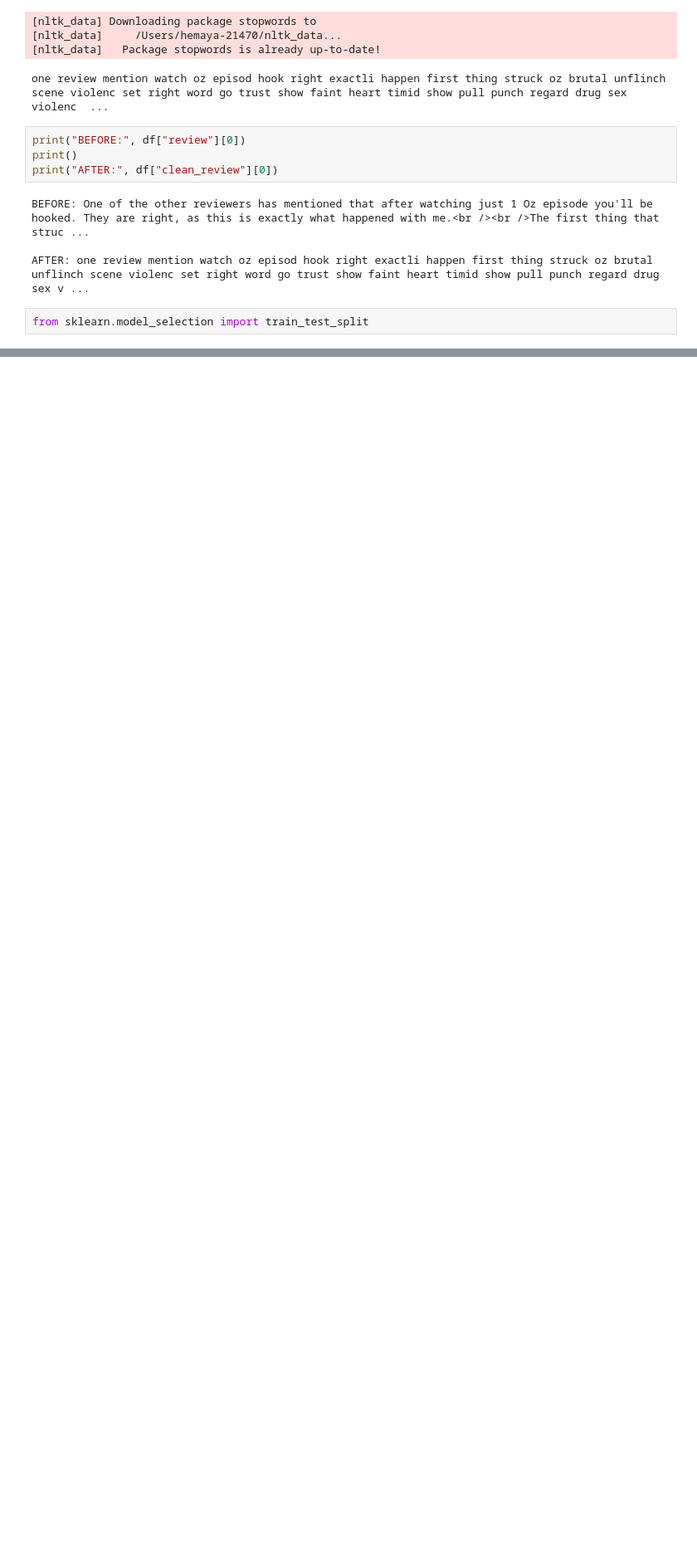
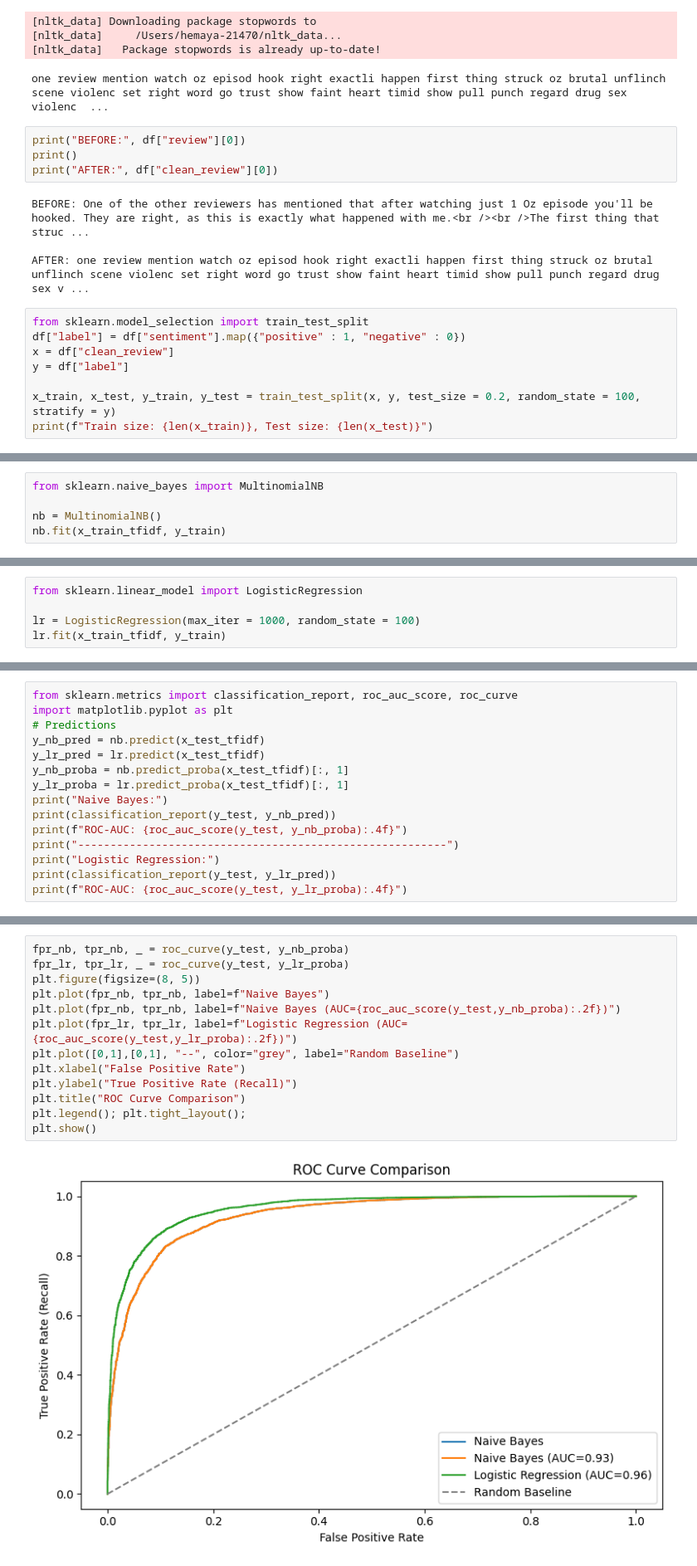
Before and after one commit to hemayasekar/Sentiment-Analysis-on-Movie-Reviews, a Jupyter notebook: movie_review.ipynb, the cells around one changed output, grey strips where cells are left out. Shown at 83% size. Cells and saved outputs as stored; diff of their text form; blank space fills up the shorter version.

```diff
--- a/movie_review.ipynb
+++ b/movie_review.ipynb
@@ -59,3 +59,9 @@ BEFORE: One of the other reviewers has mentioned that after watching just 1 Oz e
 AFTER: one review mention watch oz episod hook right exactli happen first thing struck oz brutal unflinch scene violenc set right word go trust show faint heart timid show pull punch regard drug sex v ...
 # %%
 from sklearn.model_selection import train_test_split
+df["label"] = df["sentiment"].map({"positive" : 1, "negative" : 0})
+x = df["clean_review"]
+y = df["label"]
+
+x_train, x_test, y_train, y_test = train_test_split(x, y, test_size = 0.2, random_state = 100, stratify = y)
+print(f"Train size: {len(x_train)}, Test size: {len(x_test)}")
@@ -61,0 +80,5 @@ from sklearn.model_selection import train_test_split
+# %%
+from sklearn.naive_bayes import MultinomialNB
+
+nb = MultinomialNB()
+nb.fit(x_train_tfidf, y_train)
@@ -61,0 +87,5 @@ from sklearn.model_selection import train_test_split
+# %%
+from sklearn.linear_model import LogisticRegression
+
+lr = LogisticRegression(max_iter = 1000, random_state = 100)
+lr.fit(x_train_tfidf, y_train)
@@ -61,0 +103,15 @@ from sklearn.model_selection import train_test_split
+# %%
+from sklearn.metrics import classification_report, roc_auc_score, roc_curve
+import matplotlib.pyplot as plt
+# Predictions
+y_nb_pred = nb.predict(x_test_tfidf)
+y_lr_pred = lr.predict(x_test_tfidf)
+y_nb_proba = nb.predict_proba(x_test_tfidf)[:, 1]
+y_lr_proba = lr.predict_proba(x_test_tfidf)[:, 1]
+print("Naive Bayes:")
+print(classification_report(y_test, y_nb_pred))
+print(f"ROC-AUC: {roc_auc_score(y_test, y_nb_proba):.4f}")
+print("---------------------------------------------------------")
+print("Logistic Regression:")
+print(classification_report(y_test, y_lr_pred))
+print(f"ROC-AUC: {roc_auc_score(y_test, y_lr_proba):.4f}")
@@ -61,0 +136,15 @@ from sklearn.model_selection import train_test_split
+# %%
+fpr_nb, tpr_nb, _ = roc_curve(y_test, y_nb_proba)
+fpr_lr, tpr_lr, _ = roc_curve(y_test, y_lr_proba)
+plt.figure(figsize=(8, 5))
+plt.plot(fpr_nb, tpr_nb, label=f"Naive Bayes")
+plt.plot(fpr_nb, tpr_nb, label=f"Naive Bayes (AUC={roc_auc_score(y_test,y_nb_proba):.2f})")
+plt.plot(fpr_lr, tpr_lr, label=f"Logistic Regression (AUC={roc_auc_score(y_test,y_lr_proba):.2f})")
+plt.plot([0,1],[0,1], "--", color="grey", label="Random Baseline")
+plt.xlabel("False Positive Rate")
+plt.ylabel("True Positive Rate (Recall)")
+plt.title("ROC Curve Comparison")
+plt.legend(); plt.tight_layout();
+plt.show()
+# %% [output]
+[figure, added]
```
Also changed, not shown: parts of 7 cells of this notebook.
